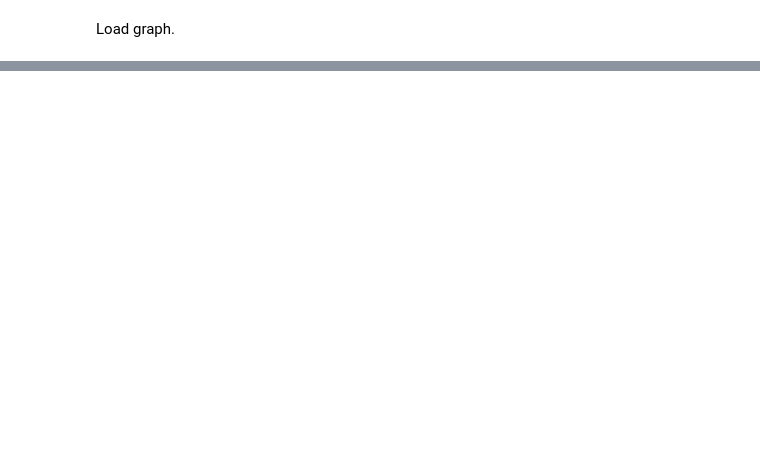
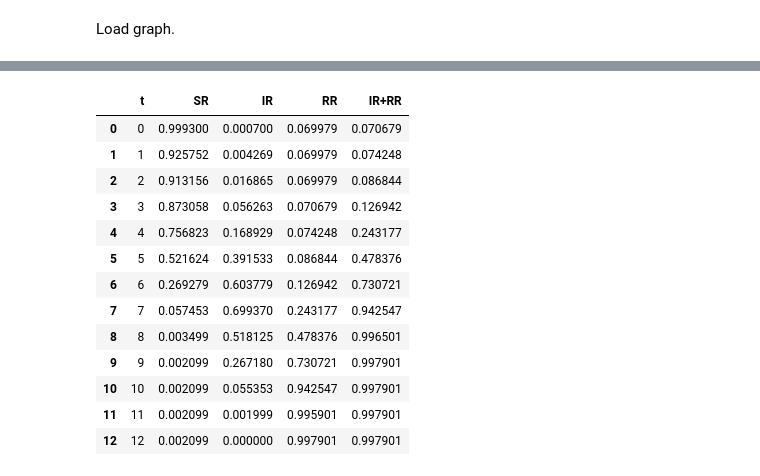
Before and after one commit to IdaUgilt/NA_project_facebook_friendships, a Jupyter notebook: immunity2.ipynb, the cells around one changed output, grey strips where cells are left out. Cells and saved outputs as stored; diff of their text form; code cells hidden in the pictures; blank space fills up the shorter version.

```diff
--- a/immunity2.ipynb
+++ b/immunity2.ipynb
@@ -118,0 +136,17 @@ plt.show()
+# %%
+data_frames[2][1]
+# %% [output]
+|  | t | SR | IR | RR | IR+RR |
+| 0 | 0 | 0.999300 | 0.000700 | 0.069979 | 0.070679 |
+| 1 | 1 | 0.925752 | 0.004269 | 0.069979 | 0.074248 |
+| 2 | 2 | 0.913156 | 0.016865 | 0.069979 | 0.086844 |
+| 3 | 3 | 0.873058 | 0.056263 | 0.070679 | 0.126942 |
+| 4 | 4 | 0.756823 | 0.168929 | 0.074248 | 0.243177 |
+| 5 | 5 | 0.521624 | 0.391533 | 0.086844 | 0.478376 |
+| 6 | 6 | 0.269279 | 0.603779 | 0.126942 | 0.730721 |
+| 7 | 7 | 0.057453 | 0.699370 | 0.243177 | 0.942547 |
+| 8 | 8 | 0.003499 | 0.518125 | 0.478376 | 0.996501 |
+| 9 | 9 | 0.002099 | 0.267180 | 0.730721 | 0.997901 |
+| 10 | 10 | 0.002099 | 0.055353 | 0.942547 | 0.997901 |
+| 11 | 11 | 0.002099 | 0.001999 | 0.995901 | 0.997901 |
+| 12 | 12 | 0.002099 | 0.000000 | 0.997901 | 0.997901 |
```
Also changed, not shown: parts of 4 cells of this notebook, 11 other files.
